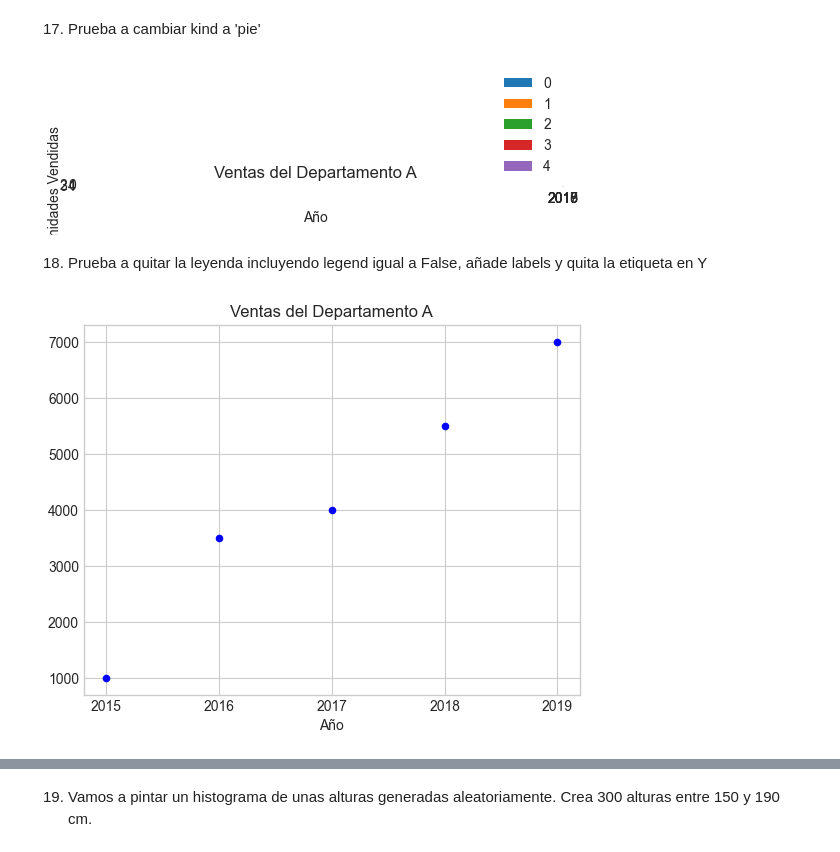
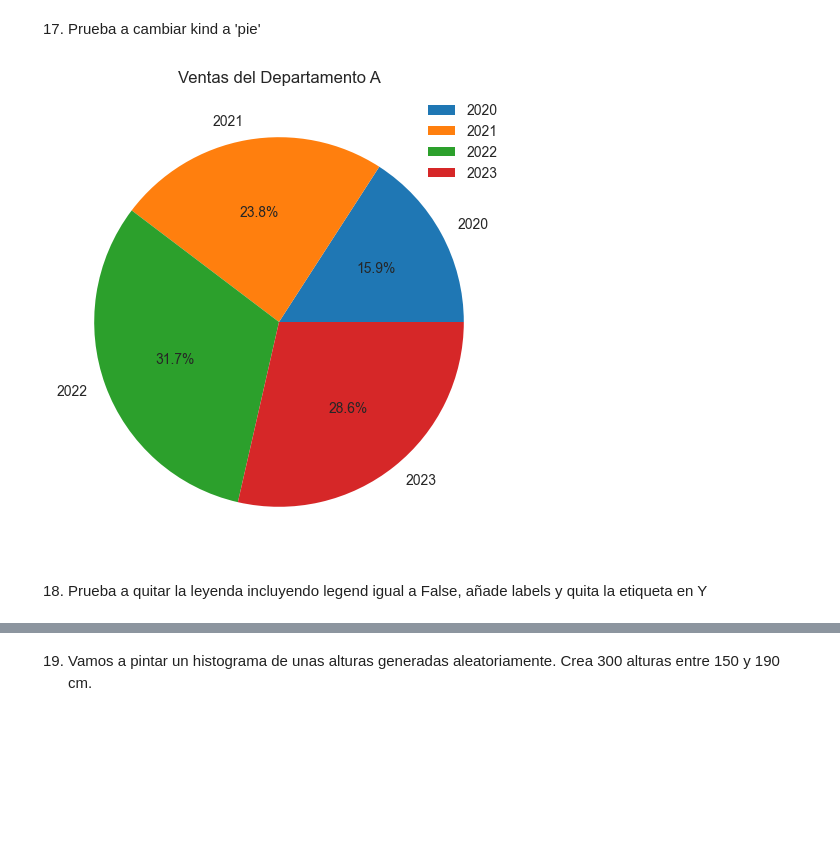
Before and after one commit to NaiSaratxaga/2503_dsft_thebridge_naiara, a Jupyter notebook: 2-Data_Analysis/6-Visualización/1-Matplotlib/ejercicios/ejercicios_Matplotlib.ipynb, the cells around one changed output, grey strips where cells are left out. Saved outputs shown, nothing was run; the diff lists cells and outputs as text; code cells hidden in the pictures; blank space fills up the shorter version.

```diff
--- a/2-Data_Analysis/6-Visualización/1-Matplotlib/ejercicios/ejercicios_Matplotlib.ipynb
+++ b/2-Data_Analysis/6-Visualización/1-Matplotlib/ejercicios/ejercicios_Matplotlib.ipynb
@@ -550,40 +553,20 @@ plt.show()
 [figure]
 # %% [markdown]
 17. Prueba a cambiar kind a 'pie'
-# %%
-# Crear el scatter plot desde el DataFrame
-ax = df.plot(x='Year', y='Sold_items_A', kind='pie', color='blue', label="Ventas A")
-
-# Forzar que solo se muestren los años exactos en el eje X
-plt.xticks(df['Year'])
-
-# Añadir título y etiquetas
-plt.title("Ventas del Departamento A")
-plt.xlabel("Año")
-plt.ylabel("Unidades Vendidas")
-
-# Mostrar la leyenda en la esquina inferior derecha
-plt.legend(loc="lower right")
-
-# Mostrar el gráfico
-plt.show()
-# %% [output]
-[figure, removed]
+# %%
+
+# Crear el gráfico de pastel usando df.plot()
+df.plot(y='Sold_items_A', kind='pie', labels=df['Year'], autopct='%1.1f%%', figsize=(6,6))
+
+# Añadir título
+plt.title("Ventas del Departamento A")
+
+# Ajustar para que se vea bien
+plt.ylabel('')  # Elimina la etiqueta del eje Y (que en pie charts no tiene sentido)
+
+# Mostrar el gráfico
+plt.show()
+# %% [output]
+[figure, added]
 # %% [markdown]
 18. Prueba a quitar la leyenda incluyendo legend igual a False, añade labels y quita la etiqueta en Y
-# %%
-# Crear el scatter plot sin leyenda (legend=False)
-ax = df.plot(x='Year', y='Sold_items_A', kind='scatter', color='blue', label="Ventas A", legend=False)
-
-# Forzar que solo se muestren los años exactos en el eje X
-plt.xticks(df['Year'])
-
-# Añadir título y etiquetas personalizadas
-plt.title("Ventas del Departamento A")
-ax.set_xlabel("Año")  # Etiqueta personalizada para el eje X
-ax.set_ylabel("")     # Eliminar la etiqueta en el eje Y
-
-
-plt.show()
-# %% [output]
-[figure, removed]
```
Also changed, not shown: parts of 12 cells of this notebook.
